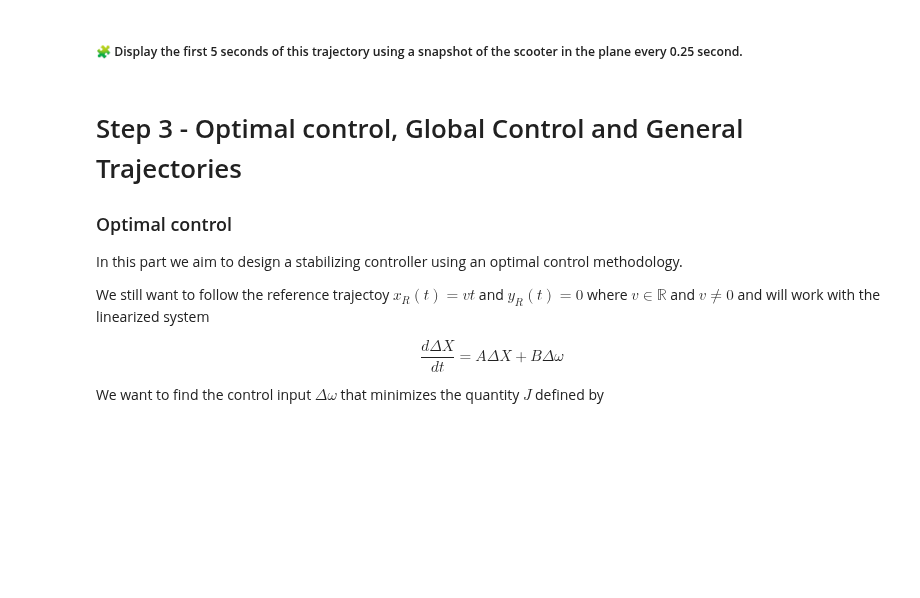
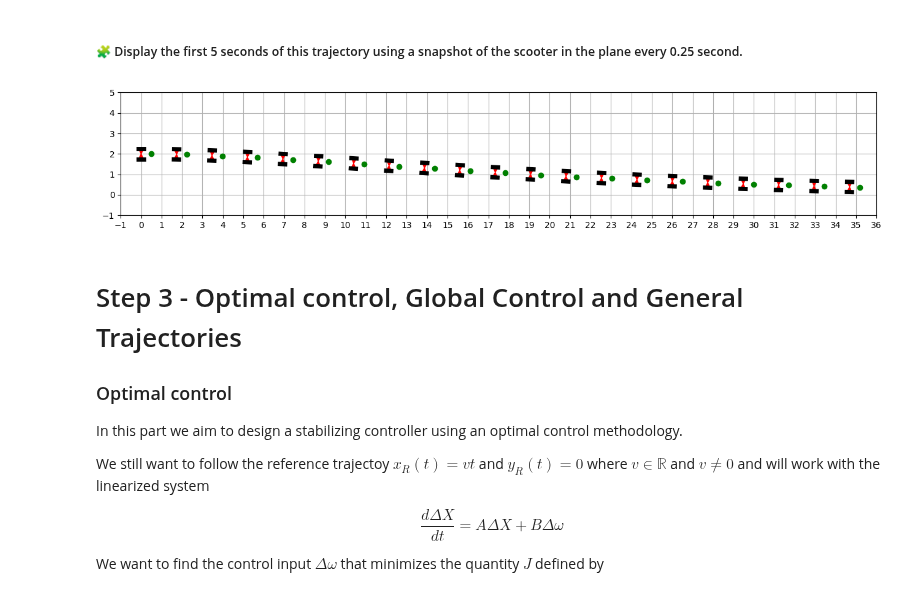
Before and after one commit to saadlf36/control-engineering-with-python-project-2023-2024, a Jupyter notebook: Project-part-3.ipynb, the cells around one changed output. Drawn from its saved outputs; the diff is of its cells as text; code cells hidden in the pictures; blank space fills up the shorter version.

```diff
--- a/Project-part-3.ipynb
+++ b/Project-part-3.ipynb
@@ -618,3 +662,15 @@ pass
+# %%
+step = 0.25
+timespan = 5
+t = arange(0, timespan + step, step)
+sol_t = result["sol"](t)
+
+draw_arena(-1, 36, -1, 5)
+for x, y, theta in sol_t.T:
+    draw_scooter(x, y, theta)
+show()
+# %% [output]
+[figure, added]
 # %% [markdown]
 Step 3 - Optimal control, Global Control and General Trajectories
 =================================================================
```
Also changed, not shown: parts of 9 cells of this notebook.
